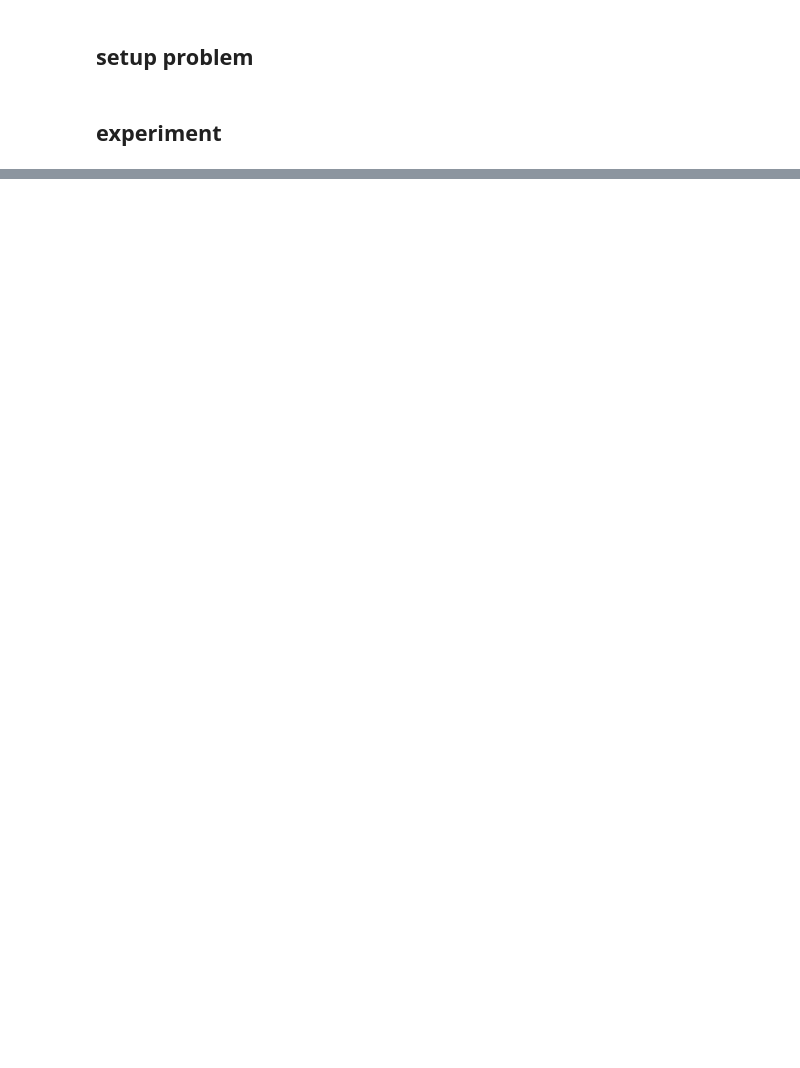
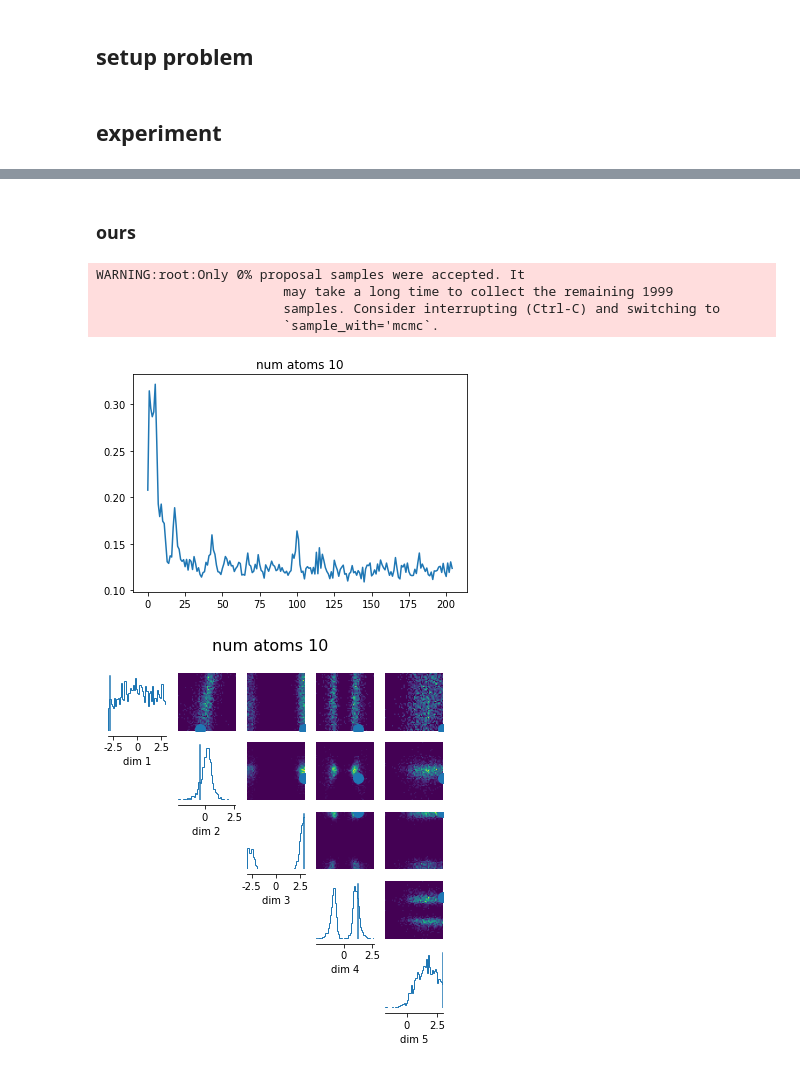
Before and after one commit to bkmi/cnre, a Jupyter notebook: 01 basic algorithm.ipynb, the cells around one changed output, grey strips where cells are left out. Cells and saved outputs as stored; diff of their text form; code cells hidden in the pictures; blank space fills up the shorter version.

```diff
--- a/01 basic algorithm.ipynb
+++ b/01 basic algorithm.ipynb
@@ -173,0 +181,11 @@ fig, _ = analysis.pairplot(
+# %% [markdown]
+### ours
+# %%
+doit(num_atoms=10)
+# %% [output]
+WARNING:root:Only 0% proposal samples were accepted. It
+                        may take a long time to collect the remaining 1999
+                        samples. Consider interrupting (Ctrl-C) and switching to
+                        `sample_with='mcmc`.
+[figure, added]
+[figure, added]
```
Also changed, not shown: parts of 12 cells of this notebook, 2 other files.
